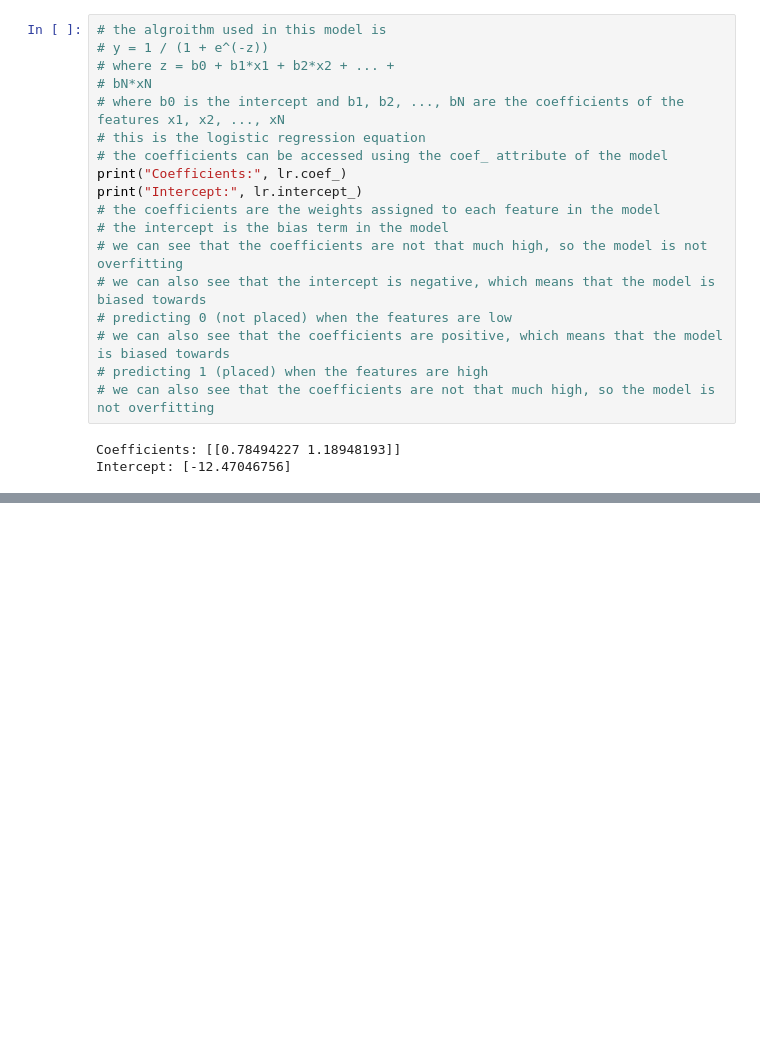
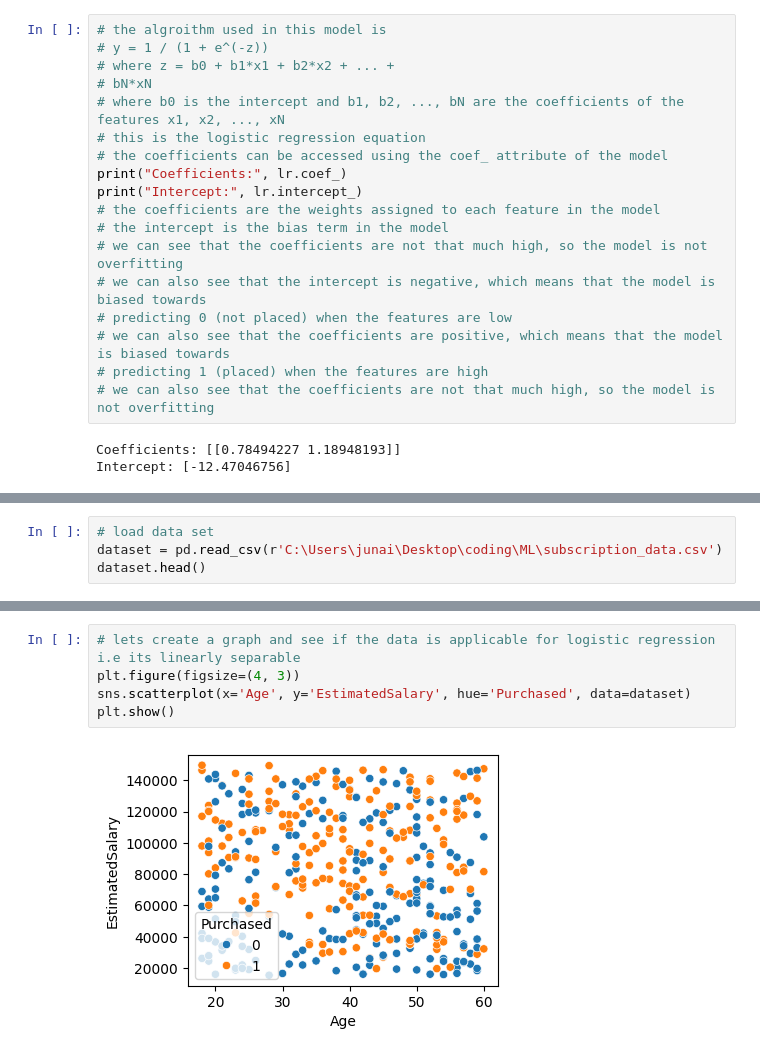
Before and after one commit to Ken-Kanike/ML, a Jupyter notebook: WsCubeTech/m7.ipynb, the cells around one changed output, grey strips where cells are left out. Saved outputs shown, nothing was run; the diff lists cells and outputs as text; blank space fills up the shorter version.

```diff
--- a/WsCubeTech/m7.ipynb
+++ b/WsCubeTech/m7.ipynb
@@ -290,0 +302,4 @@ Intercept: [-12.47046756]
+# %%
+# load data set
+dataset = pd.read_csv(r'C:\Users\junai\Desktop\coding\ML\subscription_data.csv')
+dataset.head()
@@ -290,0 +313,7 @@ Intercept: [-12.47046756]
+# %%
+# lets create a graph and see if the data is applicable for logistic regression i.e its linearly separable
+plt.figure(figsize=(4, 3))
+sns.scatterplot(x='Age', y='EstimatedSalary', hue='Purchased', data=dataset)
+plt.show()
+# %% [output]
+[figure, added]
```
Also changed, not shown: parts of 15 cells of this notebook, 1 other file.
